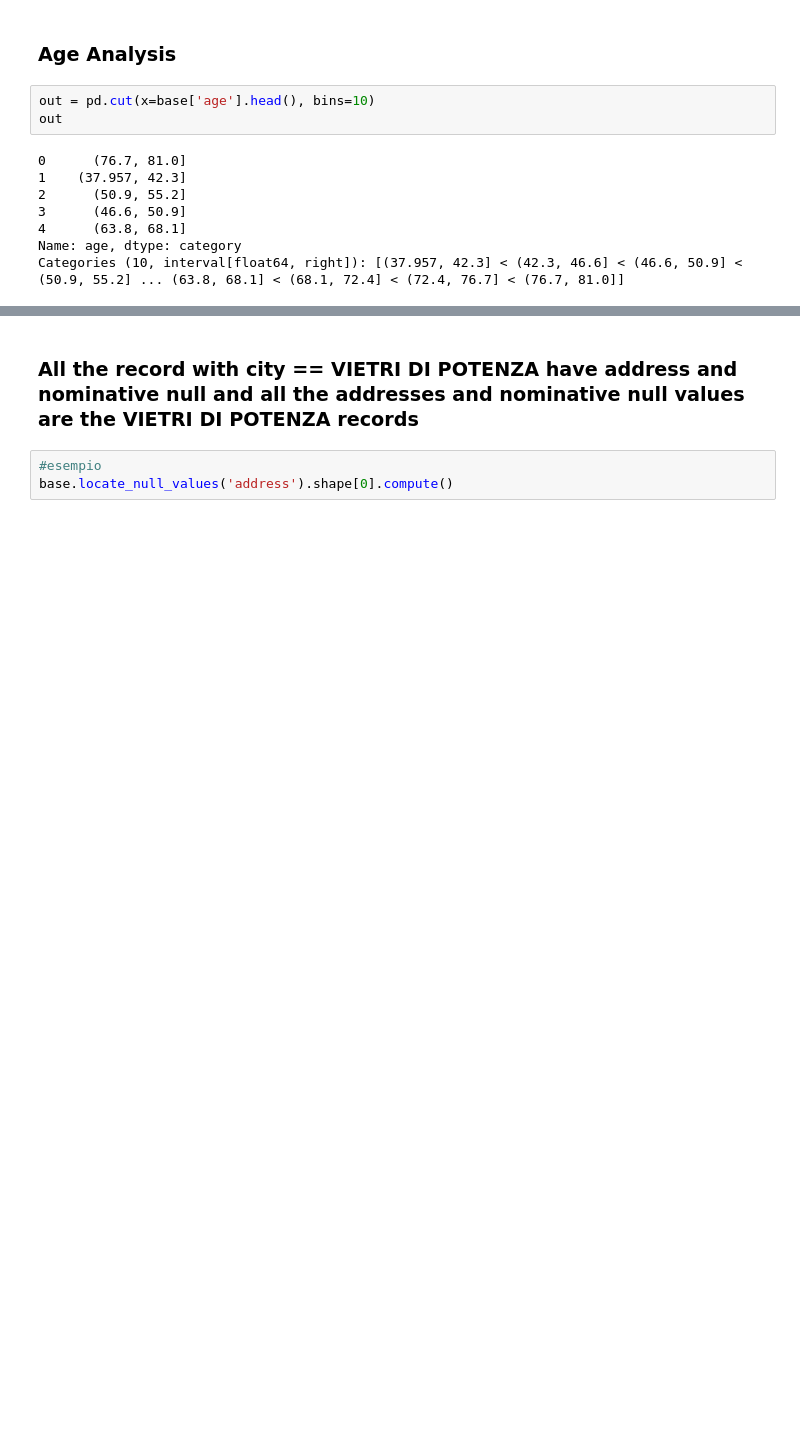
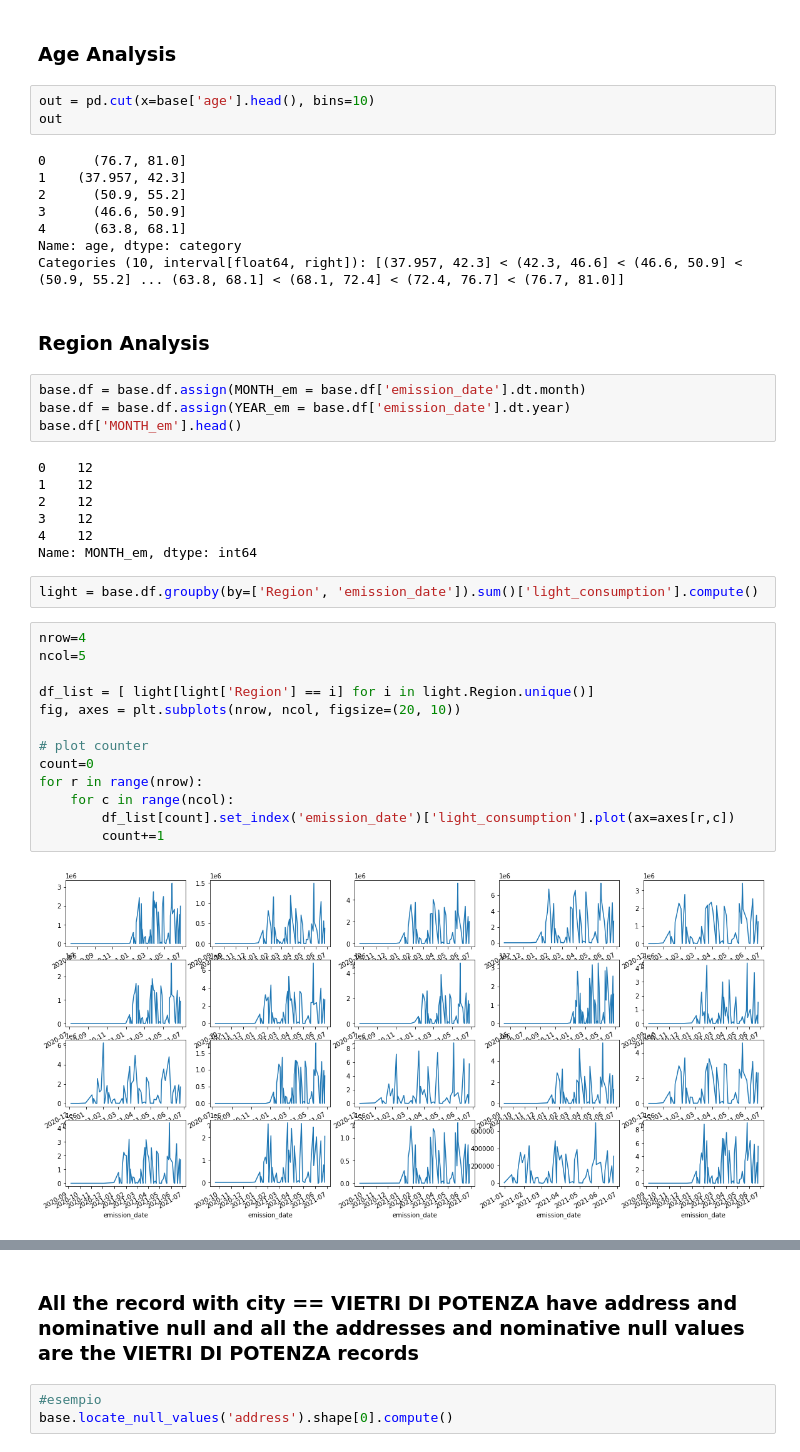
Before and after one commit to Il-Pela/BDMG-Project, a Jupyter notebook: Pelacani.ipynb, the cells around one changed output, grey strips where cells are left out. Drawn from its saved outputs; the diff is of its cells as text; blank space fills up the shorter version.

```diff
--- a/Pelacani.ipynb
+++ b/Pelacani.ipynb
@@ -1295,3 +1446,33 @@ out
 4      (63.8, 68.1]
 Name: age, dtype: category
 Categories (10, interval[float64, right]): [(37.957, 42.3] < (42.3, 46.6] < (46.6, 50.9] < (50.9, 55.2] ... (63.8, 68.1] < (68.1, 72.4] < (72.4, 76.7] < (76.7, 81.0]]
+# %% [markdown]
+### Region Analysis
+# %%
+base.df = base.df.assign(MONTH_em = base.df['emission_date'].dt.month)
+base.df = base.df.assign(YEAR_em = base.df['emission_date'].dt.year)
+base.df['MONTH_em'].head()
+# %% [output]
+0    12
+1    12
+2    12
+3    12
+4    12
+Name: MONTH_em, dtype: int64
+# %%
+light = base.df.groupby(by=['Region', 'emission_date']).sum()['light_consumption'].compute()
+# %%
+nrow=4
+ncol=5
+
+df_list = [ light[light['Region'] == i] for i in light.Region.unique()]
+fig, axes = plt.subplots(nrow, ncol, figsize=(20, 10))
+
+# plot counter
+count=0
+for r in range(nrow):
+    for c in range(ncol):
+        df_list[count].set_index('emission_date')['light_consumption'].plot(ax=axes[r,c])
+        count+=1
+# %% [output]
+[figure, added]
```
Also changed, not shown: parts of 26 cells of this notebook.
